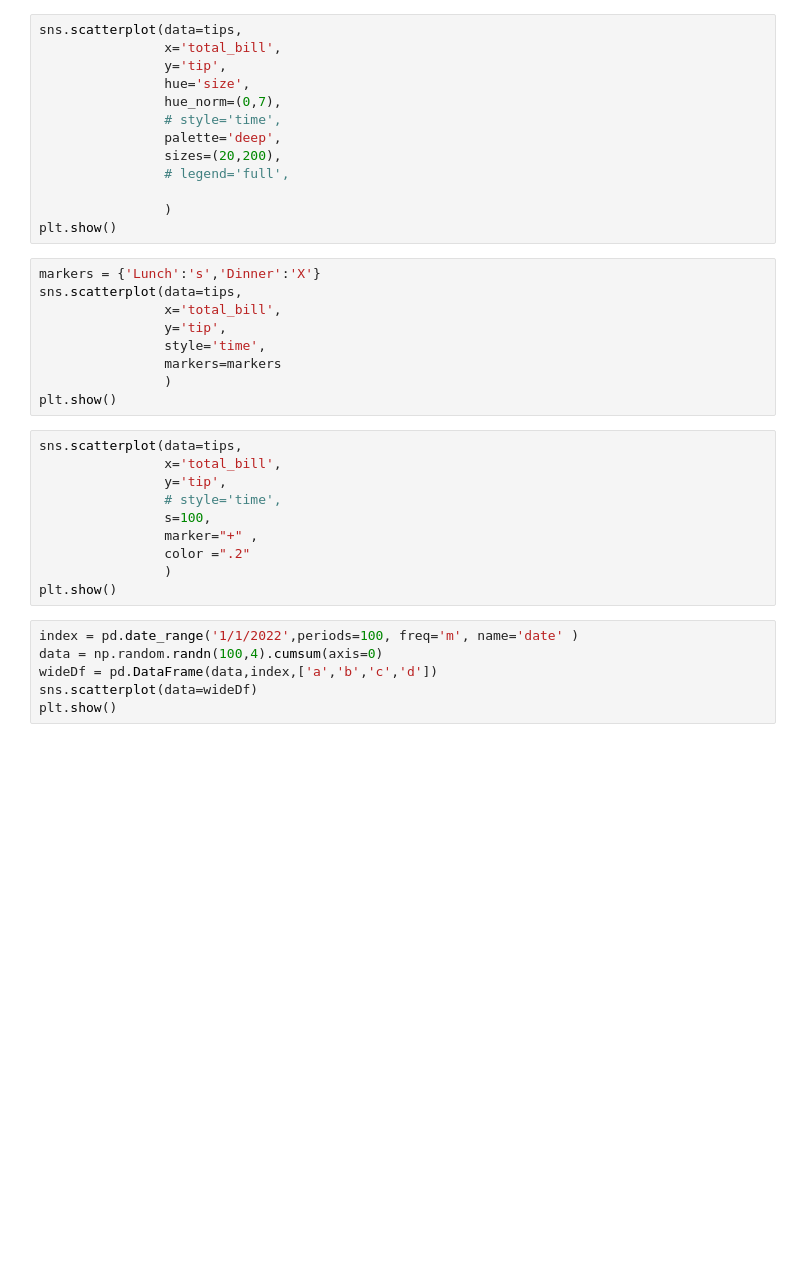
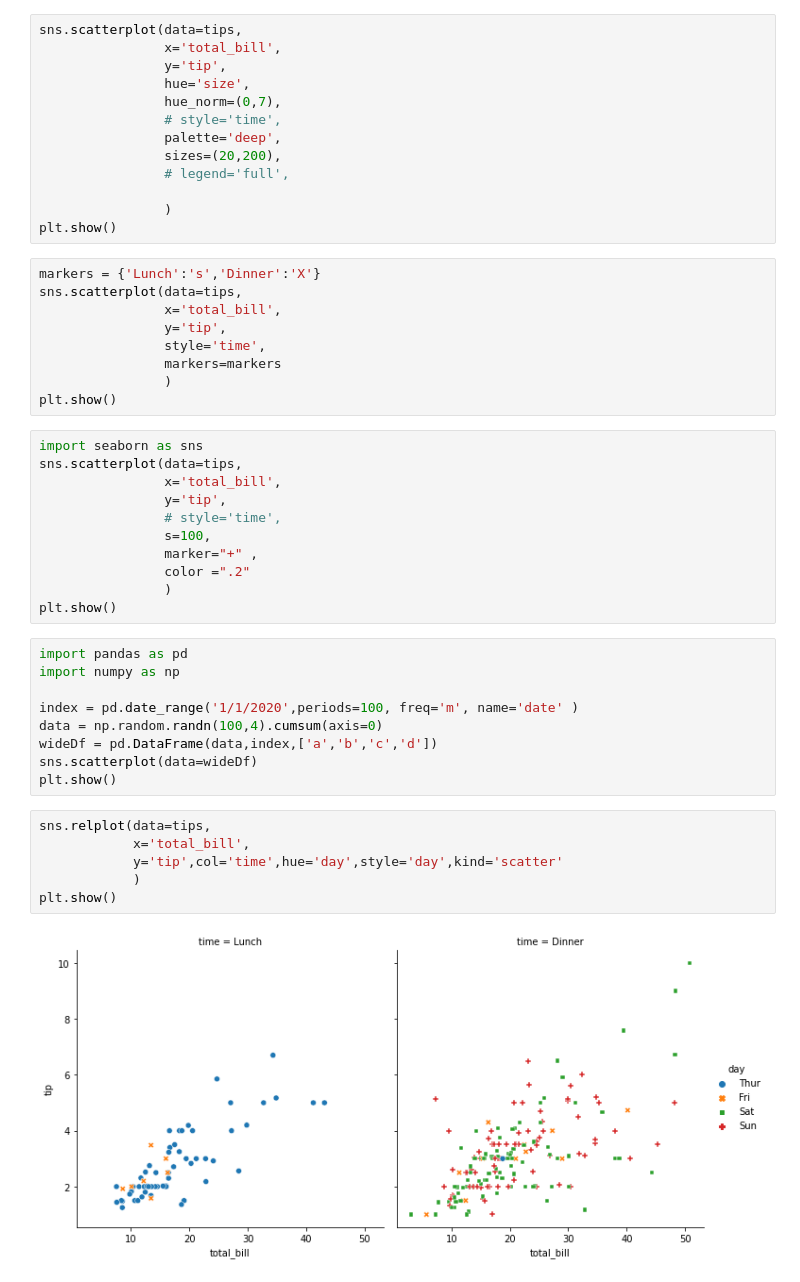
Before and after one commit to TabotCharlesBessong/pythonFramworks, a Jupyter notebook: SEABORN/seaborn1.ipynb, the cells around one changed output. Cells and saved outputs as stored; diff of their text form; blank space fills up the shorter version.

Commit message:
scattered plot in seaborn

```diff
--- a/SEABORN/seaborn1.ipynb
+++ b/SEABORN/seaborn1.ipynb
@@ -222,6 +226,7 @@ sns.scatterplot(data=tips,
                 )
 plt.show()
 # %%
+import seaborn as sns
 sns.scatterplot(data=tips,
                 x='total_bill',
                 y='tip',
@@ -232,8 +237,19 @@ sns.scatterplot(data=tips,
                 )
 plt.show()
 # %%
-index = pd.date_range('1/1/2022',periods=100, freq='m', name='date' )
+import pandas as pd
+import numpy as np
+
+index = pd.date_range('1/1/2020',periods=100, freq='m', name='date' )
 data = np.random.randn(100,4).cumsum(axis=0)
 wideDf = pd.DataFrame(data,index,['a','b','c','d'])
 sns.scatterplot(data=wideDf)
 plt.show()
+# %%
+sns.relplot(data=tips,
+            x='total_bill',
+            y='tip',col='time',hue='day',style='day',kind='scatter'
+            )
+plt.show()
+# %% [output]
+[figure, added]
```
Also changed, not shown: parts of 2 cells of this notebook.
